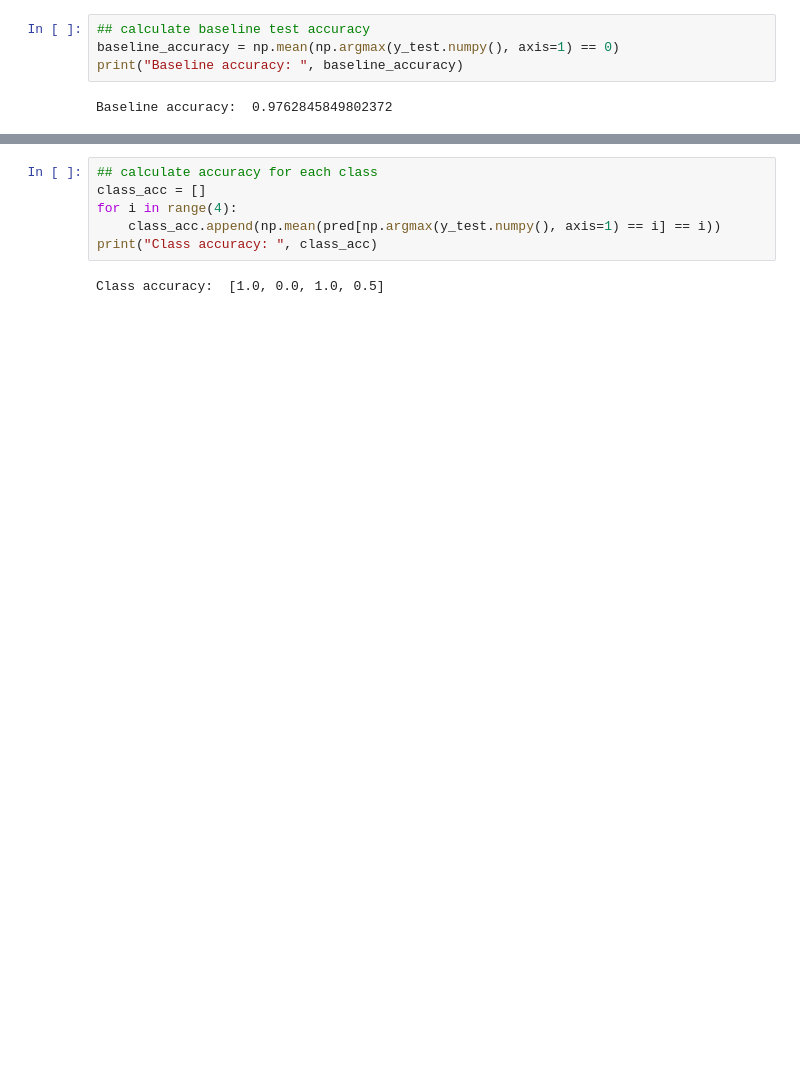
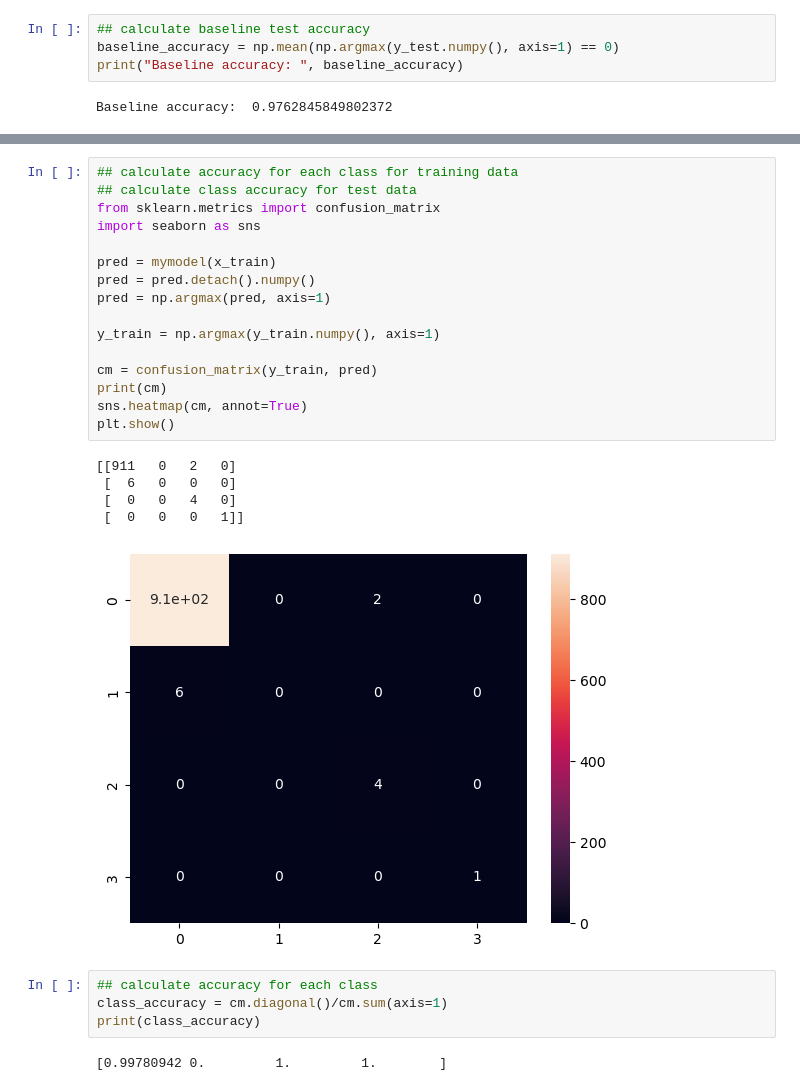
Before and after one commit to yunfanY-bot/C2_Detection, a Jupyter notebook: NEW_NN.ipynb, the cells around one changed output, grey strips where cells are left out. Drawn from its saved outputs; the diff is of its cells as text; blank space fills up the shorter version.

```diff
--- a/NEW_NN.ipynb
+++ b/NEW_NN.ipynb
@@ -498,9 +498,29 @@ tensor([[0.9993, 0.0047, 0.0035, 0.0047],
 Test Accuracy:  0.9841897233201581
-# %%
-## calculate accuracy for each class
-class_acc = []
-for i in range(4):
-    class_acc.append(np.mean(pred[np.argmax(y_test.numpy(), axis=1) == i] == i))
-print("Class accuracy: ", class_acc)
-# %% [output]
-Class accuracy:  [1.0, 0.0, 1.0, 0.5]
+# %%
+## calculate accuracy for each class for training data
+## calculate class accuracy for test data
+from sklearn.metrics import confusion_matrix
+import seaborn as sns
+
+pred = mymodel(x_train)
+pred = pred.detach().numpy()
+pred = np.argmax(pred, axis=1)
+
+y_train = np.argmax(y_train.numpy(), axis=1)
+
+cm = confusion_matrix(y_train, pred)
+print(cm)
+sns.heatmap(cm, annot=True)
+plt.show()
+# %% [output]
+[[911   0   2   0]
+ [  6   0   0   0]
+ [  0   0   4   0]
+ [  0   0   0   1]]
+[figure, added]
+# %%
+## calculate accuracy for each class
+class_accuracy = cm.diagonal()/cm.sum(axis=1)
+print(class_accuracy)
+# %% [output]
+[0.99780942 0.         1.         1.        ]
```
Also changed, not shown: parts of 8 cells of this notebook.
